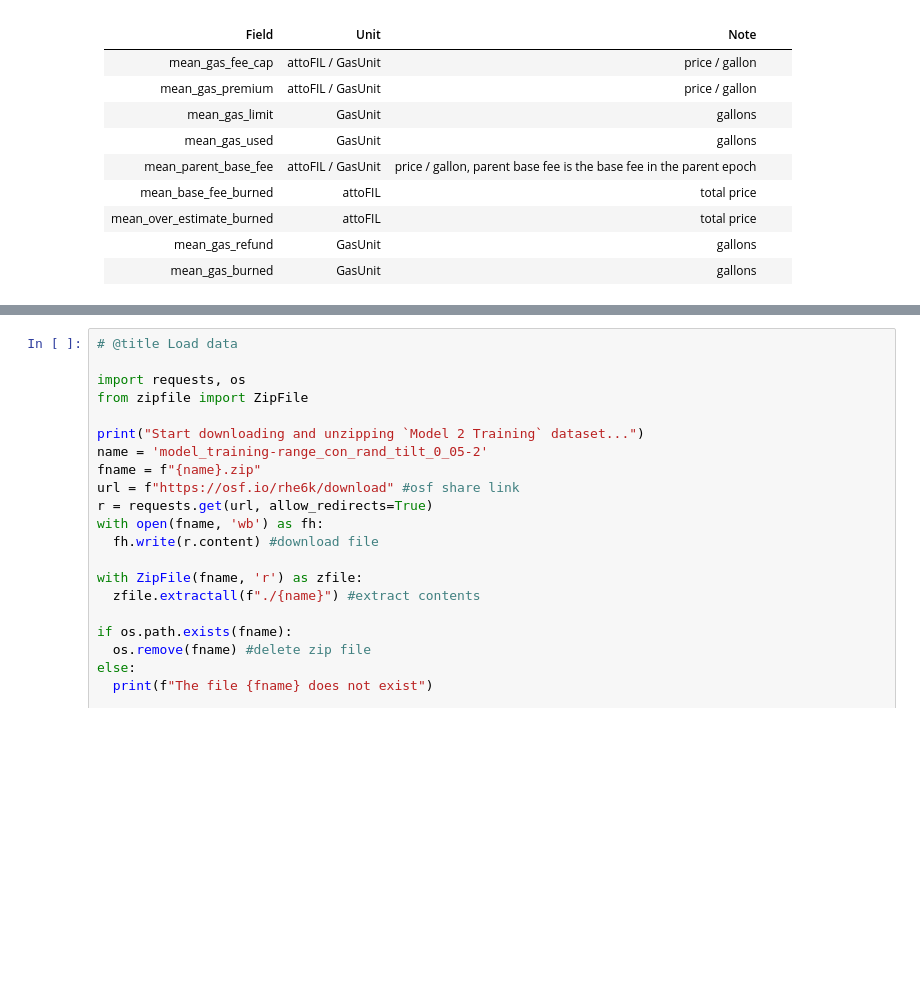
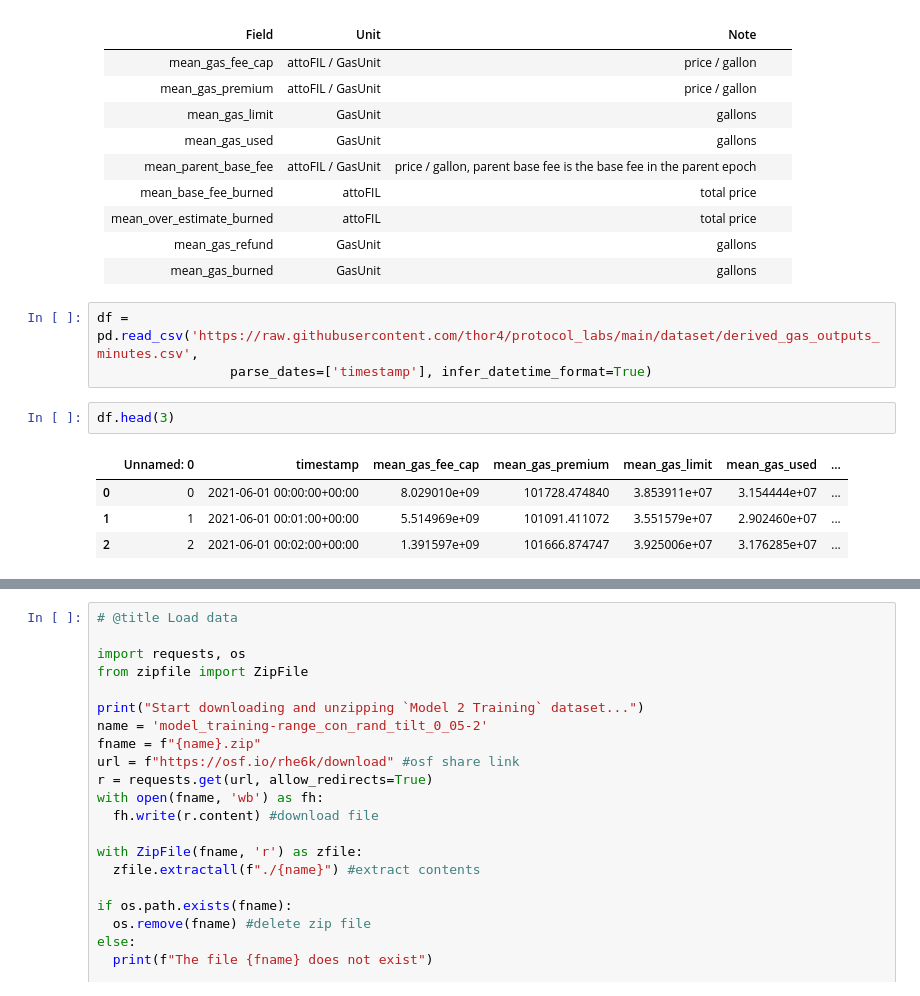
Before and after one commit to thor4/protocol_labs, a Jupyter notebook: step1.ipynb, the cells around one changed output, grey strips where cells are left out. Cells and saved outputs as stored; diff of their text form; blank space fills up the shorter version.

Commit message:
import dataset

```diff
--- a/step1.ipynb
+++ b/step1.ipynb
@@ -70,3 +71,13 @@ The dataset has the following fields:
 | mean_over_estimate_burned | attoFIL | total price |  |  |
 | mean_gas_refund | GasUnit | gallons |  |  |
 | mean_gas_burned | GasUnit | gallons |  |  |
+# %%
+df = pd.read_csv('https://raw.githubusercontent.com/thor4/protocol_labs/main/dataset/derived_gas_outputs_minutes.csv',
+                 parse_dates=['timestamp'], infer_datetime_format=True)
+# %%
+df.head(3)
+# %% [output]
+|  | Unnamed: 0 | timestamp | mean_gas_fee_cap | mean_gas_premium | mean_gas_limit | mean_gas_used | ... |
+| 0 | 0 | 2021-06-01 00:00:00+00:00 | 8.029010e+09 | 101728.474840 | 3.853911e+07 | 3.154444e+07 | ... |
+| 1 | 1 | 2021-06-01 00:01:00+00:00 | 5.514969e+09 | 101091.411072 | 3.551579e+07 | 2.902460e+07 | ... |
+| 2 | 2 | 2021-06-01 00:02:00+00:00 | 1.391597e+09 | 101666.874747 | 3.925006e+07 | 3.176285e+07 | ... |
```
Also changed, not shown: parts of 3 cells of this notebook.
